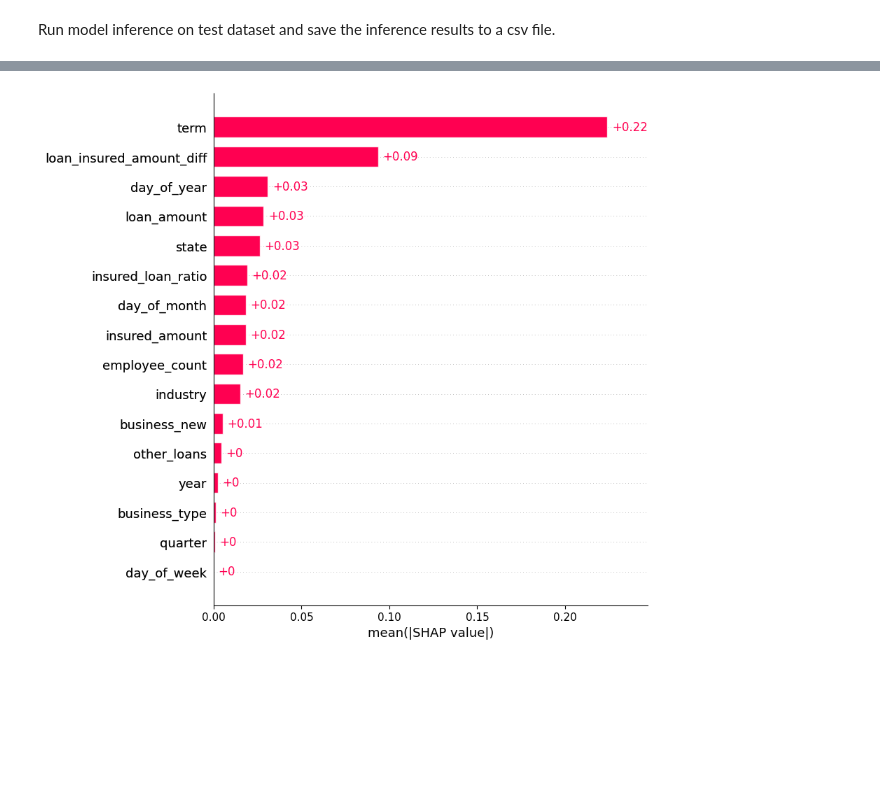
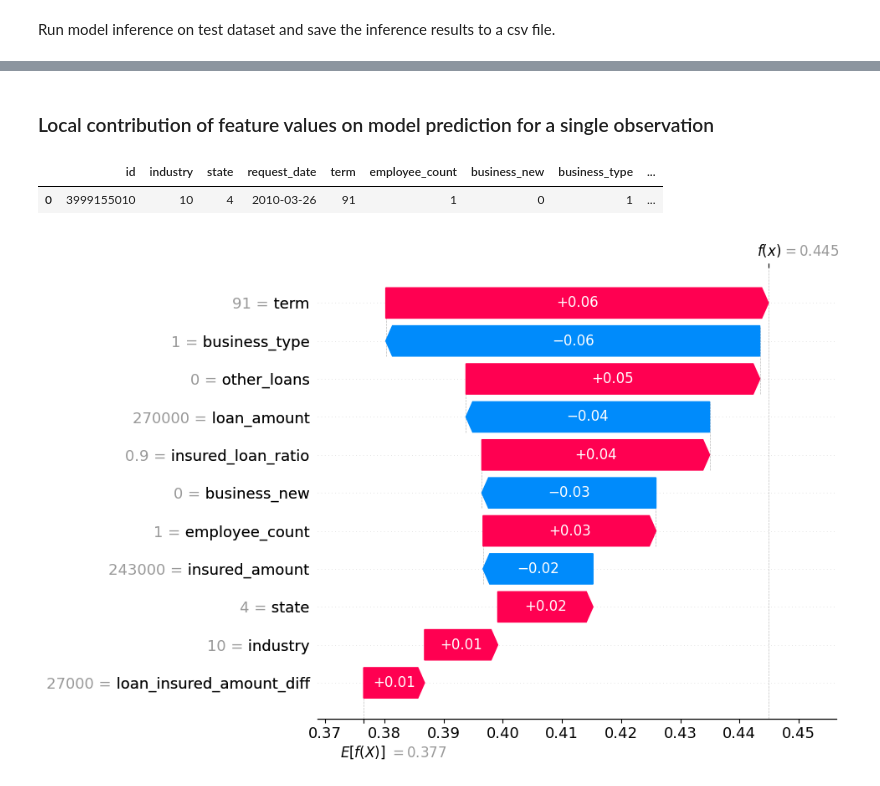
Before and after one commit to AddChew/loan-default, a Jupyter notebook: code_addison.ipynb, the cells around one changed output, grey strips where cells are left out. Cells and saved outputs as stored; diff of their text form; code cells hidden in the pictures; blank space fills up the shorter version.

```diff
--- a/code_addison.ipynb
+++ b/code_addison.ipynb
@@ -338,8 +358,6 @@ Saved submissions to submissions_addison.csv.
 # %%
 import shap
 
-# TODO: do this only after final model is trained
-explainer = shap.Explainer(model.predict, val_subset[features])
-shap_values = explainer(val_subset[features])
-shap_values
+explainer = shap.Explainer(final_model.predict, test[features])
+shap_values = explainer(test[features])
 # %% [output]
@@ -362,0 +367,3 @@ array([[ 1.31276765e-02,  8.27888511e-03, -1.29916568e-01, ...,
+# %%
+max_display = 11
+shap.plots.bar(shap_values, max_display = max_display)
@@ -368,4 +378,11 @@ No data for colormapping provided via 'c'. Parameters 'vmin', 'vmax' will be ign
+# %% [markdown]
+### Local contribution of feature values on model prediction for a single observation
+# %%
+test.head(1)
+# %% [output]
+|  | id | industry | state | request_date | term | employee_count | business_new | business_type | ... |
+| 0 | 3999155010 | 10 | 4 | 2010-03-26 | 91 | 1 | 0 | 1 | ... |
 # %%
-shap.plots.bar(shap_values, max_display = 17)
+shap.plots.waterfall(shap_values[0], max_display = max_display)
 # %% [output]
-[figure, old version]
+[figure, new version]
```
Also changed, not shown: parts of 14 cells of this notebook, 1 other file.
